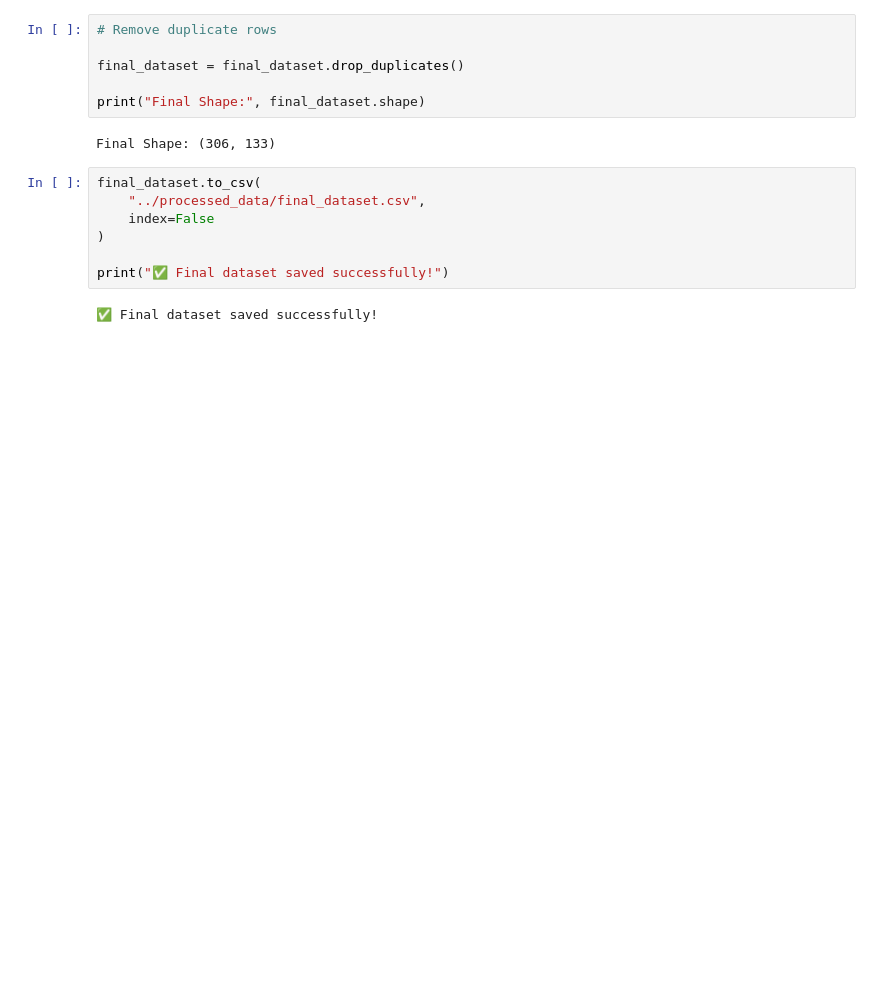
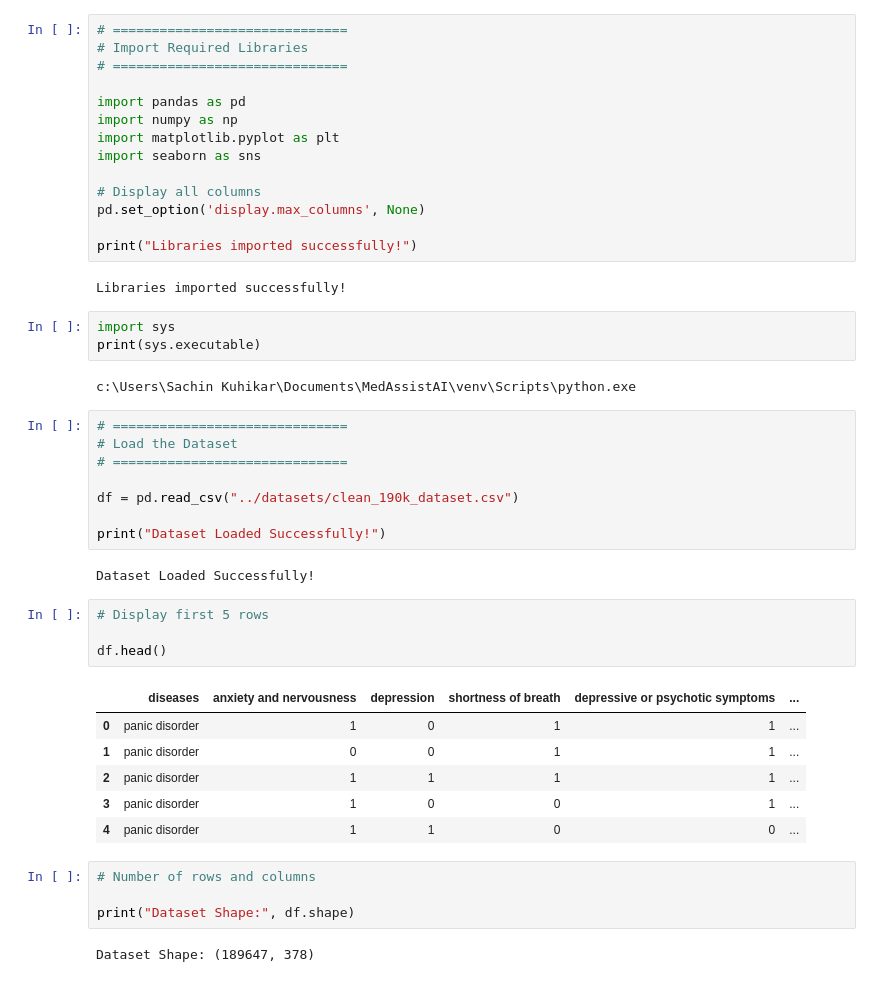
Before and after one commit to GKSJ-AI-CliniScan/MedAssistAI, a Jupyter notebook: notebooks/01_Data_Exploration.ipynb, the cells around one changed output. Drawn from its saved outputs; the diff is of its cells as text; blank space fills up the shorter version.

Commit message:
Completed MedAssistAI Milestone 2

```diff
--- a/notebooks/01_Data_Exploration.ipynb
+++ b/notebooks/01_Data_Exploration.ipynb
@@ -770,17 +1,48 @@ Duplicate rows: 40
-# %%
-# Remove duplicate rows
-
-final_dataset = final_dataset.drop_duplicates()
-
-print("Final Shape:", final_dataset.shape)
-# %% [output]
-Final Shape: (306, 133)
-# %%
-final_dataset.to_csv(
-    "../processed_data/final_dataset.csv",
-    index=False
-)
-
-print("✅ Final dataset saved successfully!")
-# %% [output]
-✅ Final dataset saved successfully!
+# %%
+# ==============================
+# Import Required Libraries
+# ==============================
+
+import pandas as pd
+import numpy as np
+import matplotlib.pyplot as plt
+import seaborn as sns
+
+# Display all columns
+pd.set_option('display.max_columns', None)
+
+print("Libraries imported successfully!")
+# %% [output]
+Libraries imported successfully!
+# %%
+import sys
+print(sys.executable)
+# %% [output]
+c:\Users\Sachin Kuhikar\Documents\MedAssistAI\venv\Scripts\python.exe
+# %%
+# ==============================
+# Load the Dataset
+# ==============================
+
+df = pd.read_csv("../datasets/clean_190k_dataset.csv")
+
+print("Dataset Loaded Successfully!")
+# %% [output]
+Dataset Loaded Successfully!
+# %%
+# Display first 5 rows
+
+df.head()
+# %% [output]
+|  | diseases | anxiety and nervousness | depression | shortness of breath | depressive or psychotic symptoms | ... |
+| 0 | panic disorder | 1 | 0 | 1 | 1 | ... |
+| 1 | panic disorder | 0 | 0 | 1 | 1 | ... |
+| 2 | panic disorder | 1 | 1 | 1 | 1 | ... |
+| 3 | panic disorder | 1 | 0 | 0 | 1 | ... |
+| 4 | panic disorder | 1 | 1 | 0 | 0 | ... |
+# %%
+# Number of rows and columns
+
+print("Dataset Shape:", df.shape)
+# %% [output]
+Dataset Shape: (189647, 378)
```
Also changed, not shown: parts of 60 cells of this notebook, 15 other files.
